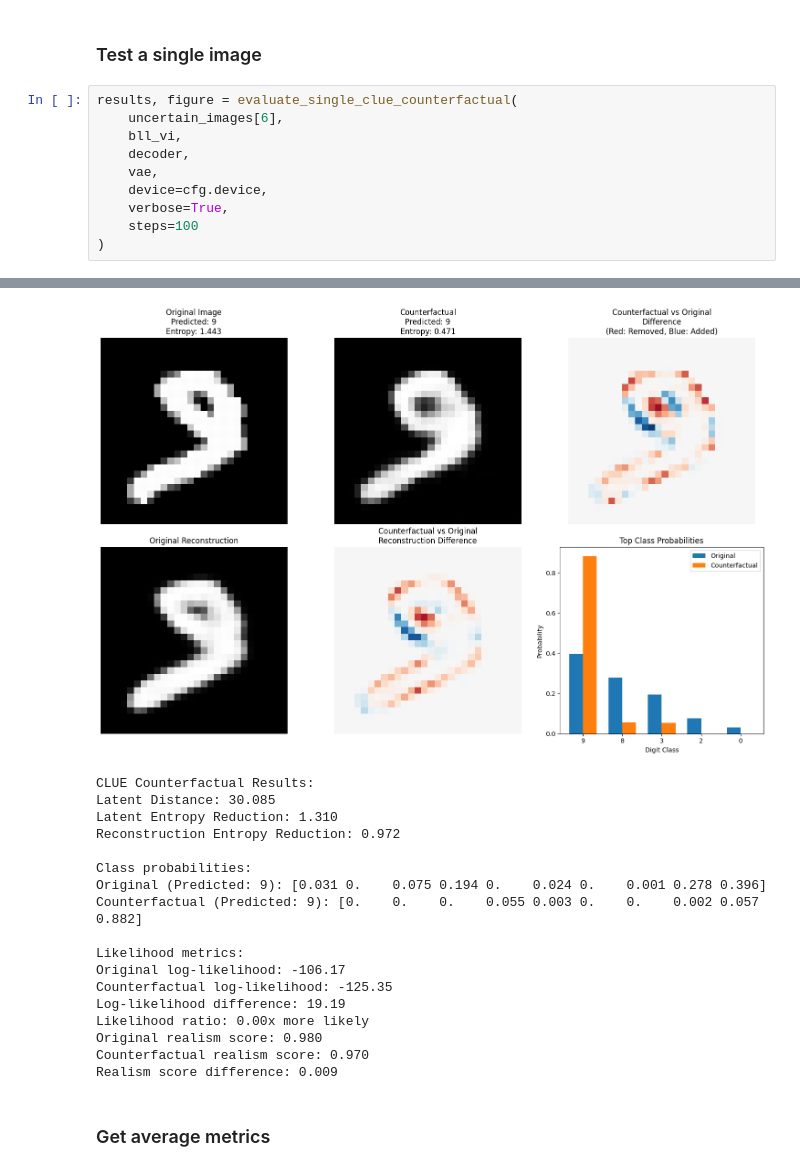
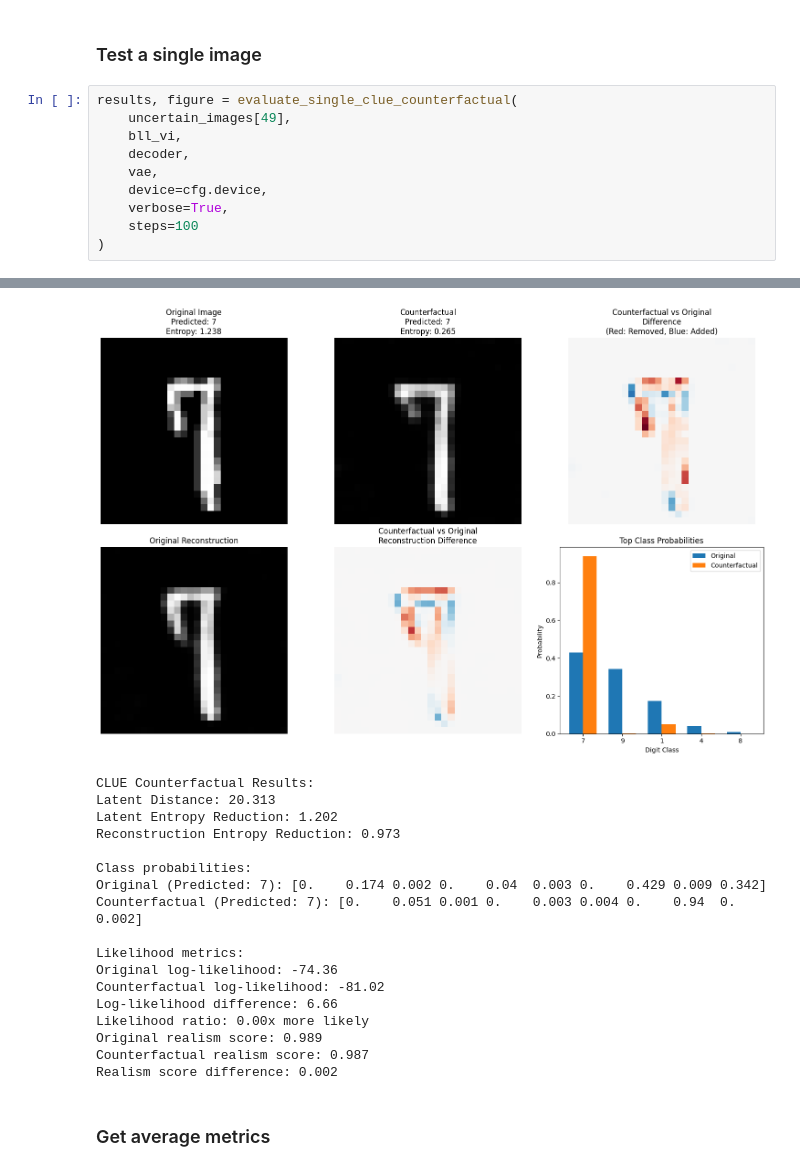
Before and after one commit to confinlay/Bayesian-CE, a Jupyter notebook: MyImplementation/testing_notebooks/test-clue-performance.ipynb, the cells around one changed output, grey strips where cells are left out. Cells and saved outputs as stored; diff of their text form.

```diff
--- a/MyImplementation/testing_notebooks/test-clue-performance.ipynb
+++ b/MyImplementation/testing_notebooks/test-clue-performance.ipynb
@@ -295,7 +295,7 @@ Uncertainty indices of these images: [1039, 2109, 9634, 6651, 2293]
 ### Test a single image
 # %%
 results, figure = evaluate_single_clue_counterfactual(
-    uncertain_images[6],
+    uncertain_images[49],
     bll_vi,
     decoder,
     vae,
@@ -324,21 +324,21 @@ Step 99: Loss: 0.1656, Total Entropy: 0.0151, Epistemic Entropy: 0.0095, Aleator
-[figure, old version]
+[figure, new version]
 CLUE Counterfactual Results:
-Latent Distance: 30.085
-Latent Entropy Reduction: 1.310
-Reconstruction Entropy Reduction: 0.972
+Latent Distance: 20.313
+Latent Entropy Reduction: 1.202
+Reconstruction Entropy Reduction: 0.973
 
 Class probabilities:
-Original (Predicted: 9): [0.031 0.    0.075 0.194 0.    0.024 0.    0.001 0.278 0.396]
-Counterfactual (Predicted: 9): [0.    0.    0.    0.055 0.003 0.    0.    0.002 0.057 0.882]
+Original (Predicted: 7): [0.    0.174 0.002 0.    0.04  0.003 0.    0.429 0.009 0.342]
+Counterfactual (Predicted: 7): [0.    0.051 0.001 0.    0.003 0.004 0.    0.94  0.    0.002]
 
 Likelihood metrics:
-Original log-likelihood: -106.17
-Counterfactual log-likelihood: -125.35
-Log-likelihood difference: 19.19
+Original log-likelihood: -74.36
+Counterfactual log-likelihood: -81.02
+Log-likelihood difference: 6.66
 Likelihood ratio: 0.00x more likely
-Original realism score: 0.980
-Counterfactual realism score: 0.970
-Realism score difference: 0.009
+Original realism score: 0.989
+Counterfactual realism score: 0.987
+Realism score difference: 0.002
 # %% [markdown]
 ### Get average metrics
 # %%
```
Also changed, not shown: parts of 1 cell of this notebook.
